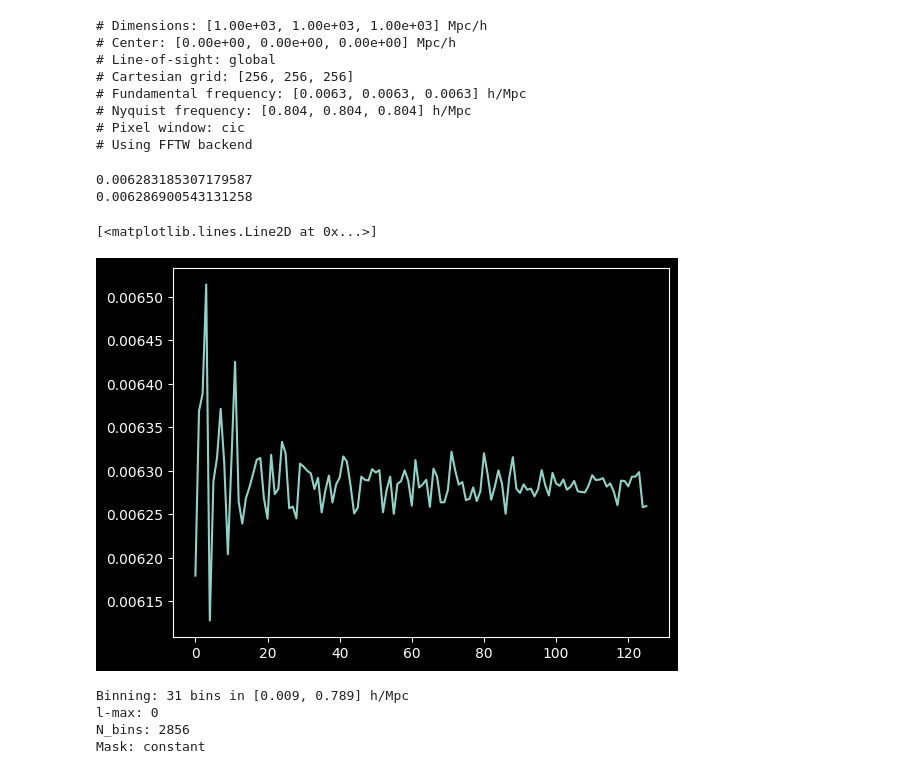
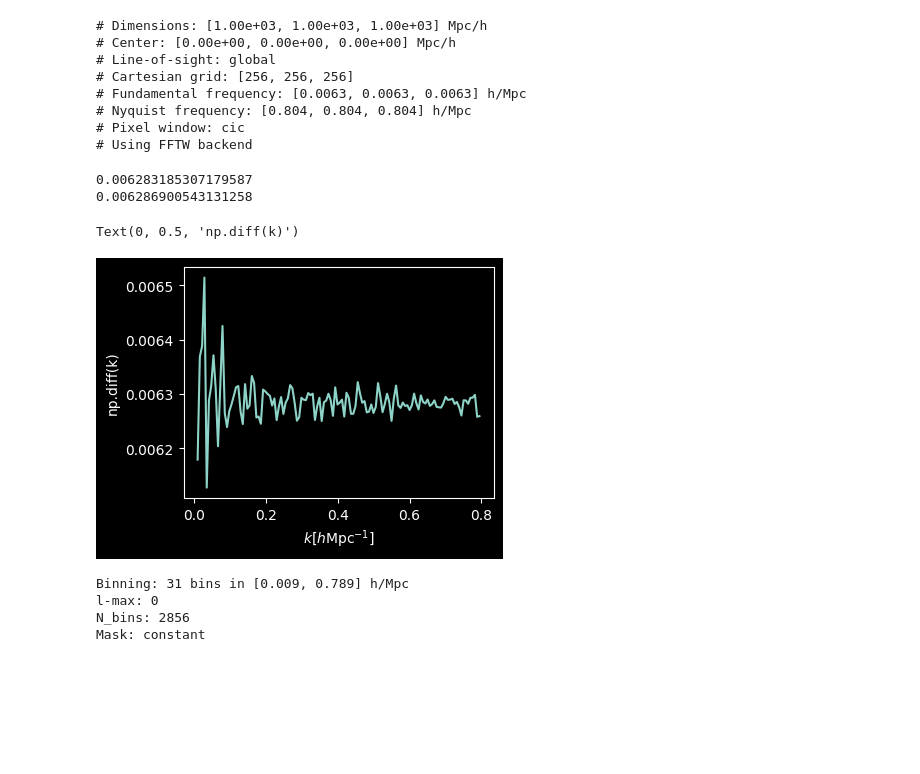
Before and after one commit to anirbanbairagi/Power-Spectrum-Change-Under-Gradient-Perturbation, a Jupyter notebook: DM_benchmark_nico.ipynb, the cells around one changed output. Cells and saved outputs as stored; diff of their text form; code cells hidden in the pictures; blank space fills up the shorter version.

```diff
--- a/DM_benchmark_nico.ipynb
+++ b/DM_benchmark_nico.ipynb
@@ -1109,14 +1104,15 @@ base = pb.PolyBin3D([1000.,1000.,1000.], # dimensions of box
 # %%
 print(2*np.pi/1000) # delta_k
 print(np.mean(np.diff(k)))
+A = plt.figure(figsize = (4,3))
+plt.plot(k[:-1], np.diff(k))
+plt.xlabel(r"$k [h\text{Mpc}^{-1}]$", fontsize = 10)
+plt.ylabel("np.diff(k)")
 # %% [output]
 0.006283185307179587
 0.006286900543131258
+Text(0, 0.5, 'np.diff(k)')
+[figure, added]
-# %%
-plt.plot(np.diff(k))
-# %% [output]
-[<matplotlib.lines.Line2D at 0x...>]
-[figure, removed]
 # %%
 down_factor = 4
 k_down = k[::down_factor]
```
Also changed, not shown: parts of 22 cells of this notebook.
